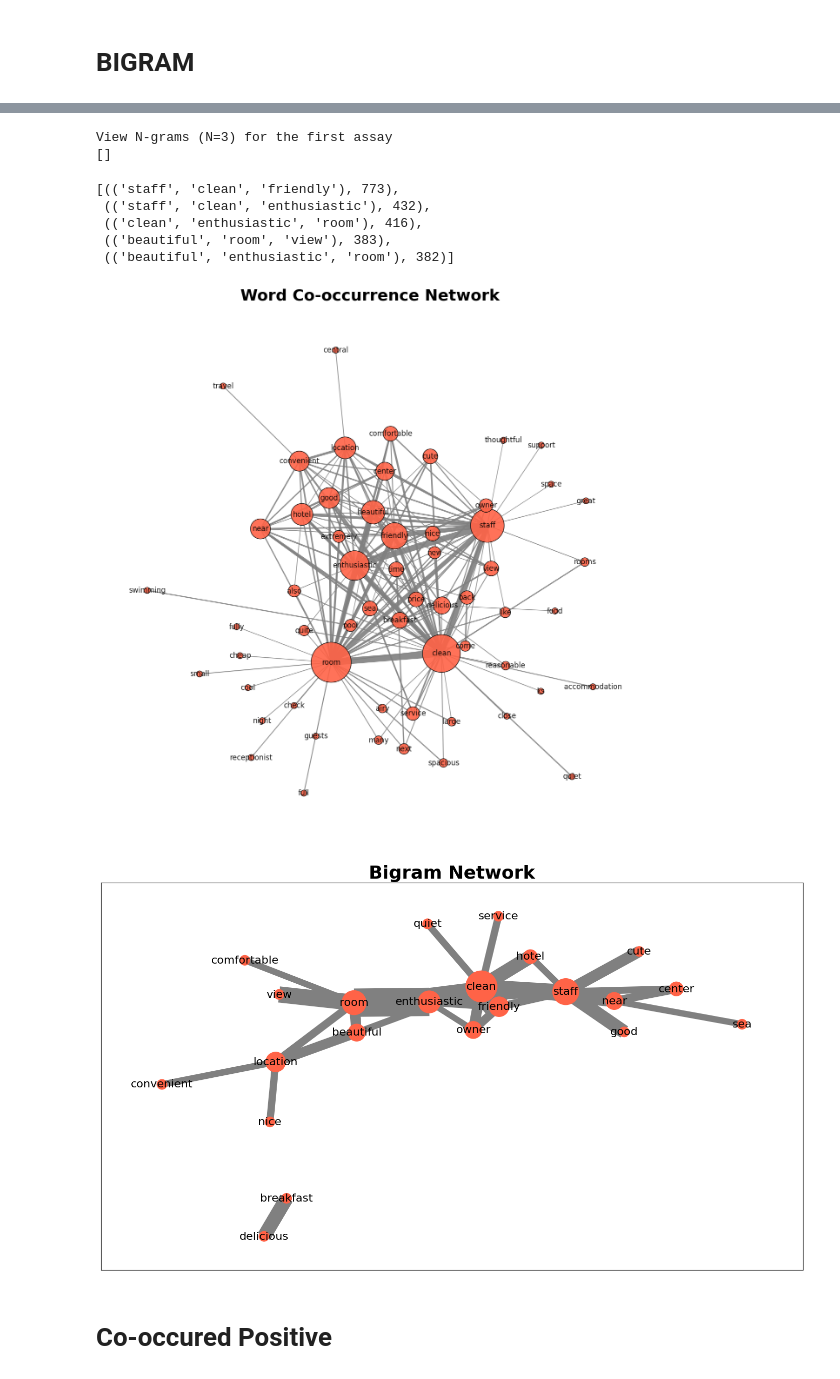
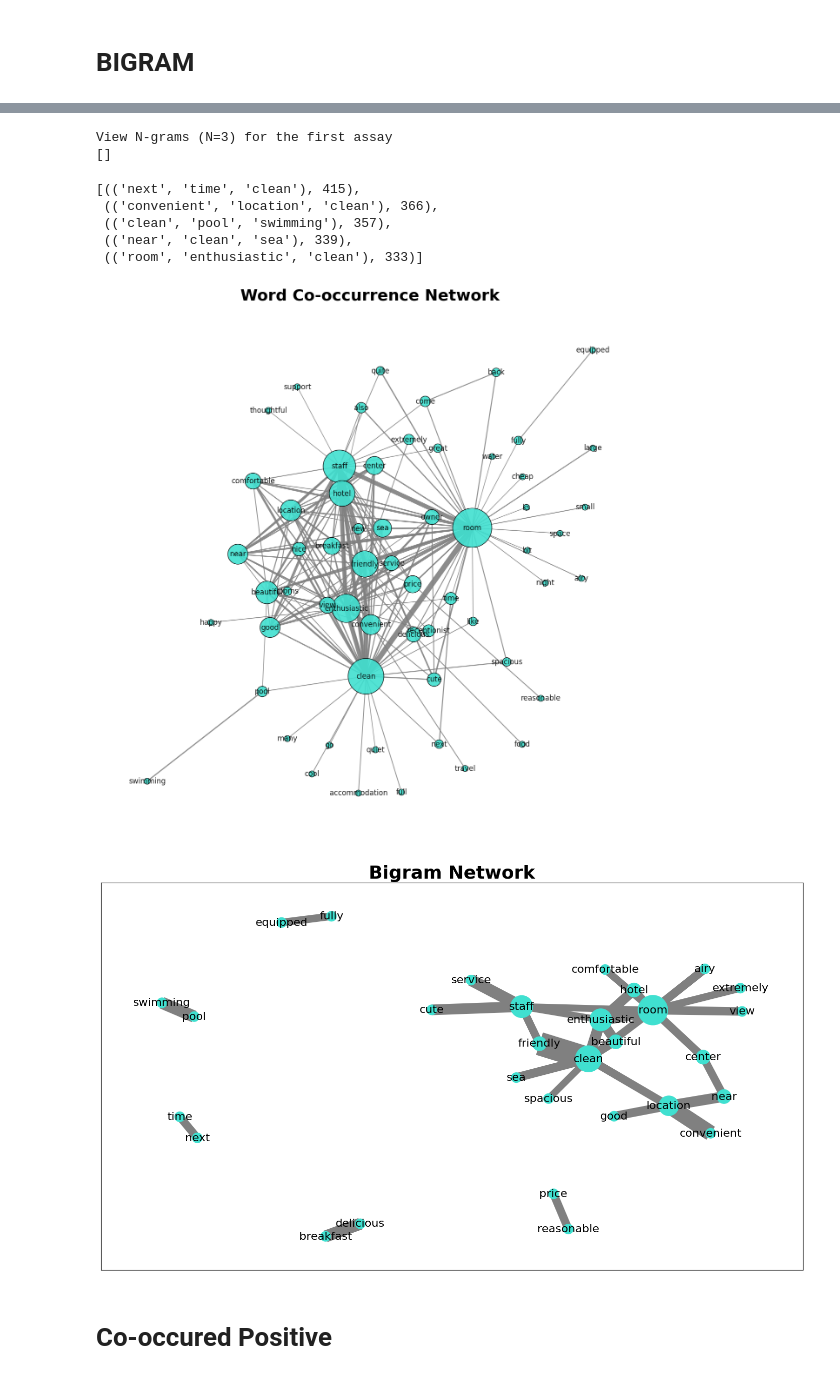
Before and after one commit to Tamuonanthit/NCKH_Airbnb, a Jupyter notebook: NCKH-1.ipynb, the cells around one changed output, grey strips where cells are left out. Cells and saved outputs as stored; diff of their text form; code cells hidden in the pictures.

```diff
--- a/NCKH-1.ipynb
+++ b/NCKH-1.ipynb
@@ -316,7 +316,7 @@ data.to_csv('labeled_data_final.csv', index=False)
 # %% [markdown]
 # Train and Test
 # %%
-df_sentiment=pd.read_csv('labeled_data_final.csv')
+df_sentiment=pd.read_csv('labeled_data.csv')
 df_sentiment.head()
 df_sentiment.info
 # %% [output]
@@ -551,0 +554,3 @@ joblib.dump(tfidf_vect_8020, "vectorizer.pkl")
+# %%
+model = joblib.load("model.pkl")
+tfidf_vect = joblib.load("vectorizer.pkl")
@@ -827,11 +891,11 @@ gram3_counts.most_common(5)
 # %% [output]
 View N-grams (N=3) for the first assay
 []
-[(('staff', 'clean', 'friendly'), 773),
- (('staff', 'clean', 'enthusiastic'), 432),
- (('clean', 'enthusiastic', 'room'), 416),
- (('beautiful', 'room', 'view'), 383),
- (('beautiful', 'enthusiastic', 'room'), 382)]
+[(('next', 'time', 'clean'), 415),
+ (('convenient', 'location', 'clean'), 366),
+ (('clean', 'pool', 'swimming'), 357),
+ (('near', 'clean', 'sea'), 339),
+ (('room', 'enthusiastic', 'clean'), 333)]
 # %%
 # Create network plot
 G = nx.Graph()
@@ -851,10 +915,9 @@ nx.draw(G, pos_kkl,
         nodelist=d.keys(),
         width=weights,
         edge_color='grey',
-        node_color='tomato',
+        node_color='#40E0D0',
         alpha=0.9,
        )
-#node_labels = nx.draw_networkx_labels(G, pos_kkl, labels, font_size=10)
 # Set title
 ax.set_title('Word Co-occurrence Network',
              fontdict={'fontsize': 26,
@@ -866,7 +929,7 @@ ax.set_title('Word Co-occurrence Network',
 # Set edge color
 plt.gca().collections[0].set_edgecolor("#000000")
 # %% [output]
-[figure, old version]
+[figure, new version]
 # %%
 # Create network plot
 G = nx.Graph()
@@ -877,31 +940,31 @@ for v in bigram_counts.most_common(30):
 # %%
 fig, ax = plt.subplots(figsize=(18, 10))
 
 pos = nx.spring_layout(G, k=8)
 
 d = dict(nx.degree(G))
 edges = G.edges()
 weights = [G[u][v]['weight']/1000 for u,v in edges]
 # Plot networks
 nx.draw_networkx(G, pos,
                  font_size=16,
                  width=weights,
                  node_size = [v * 200 for v in d.values()],
                  edge_color='grey',
-                 node_color='tomato',
+                 node_color='#40E0D0',
                  with_labels = True,
                  ax=ax)
 
 ax.set_title('Bigram Network',
              fontdict={'fontsize': 26,
             'fontweight': 'bold',
             'color': 'black',
             'verticalalignment': 'baseline',
             'horizontalalignment': 'center'},
              loc='center')
 plt.show()
 # %% [output]
-[figure, old version]
+[figure, new version]
 # %% [markdown]
 # Co-occured Positive
 # %%
```
Also changed, not shown: parts of 42 cells of this notebook, 4 other files.
